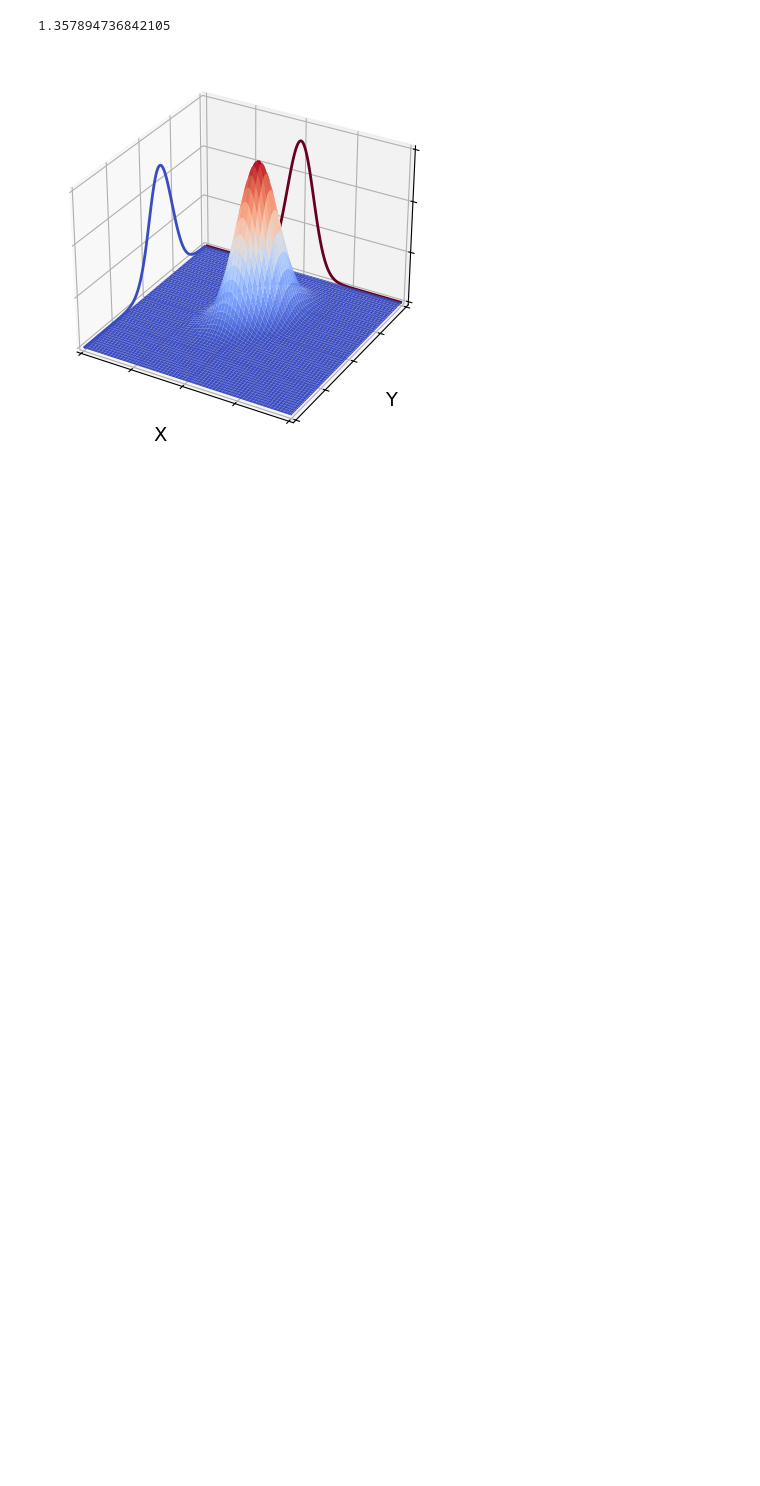
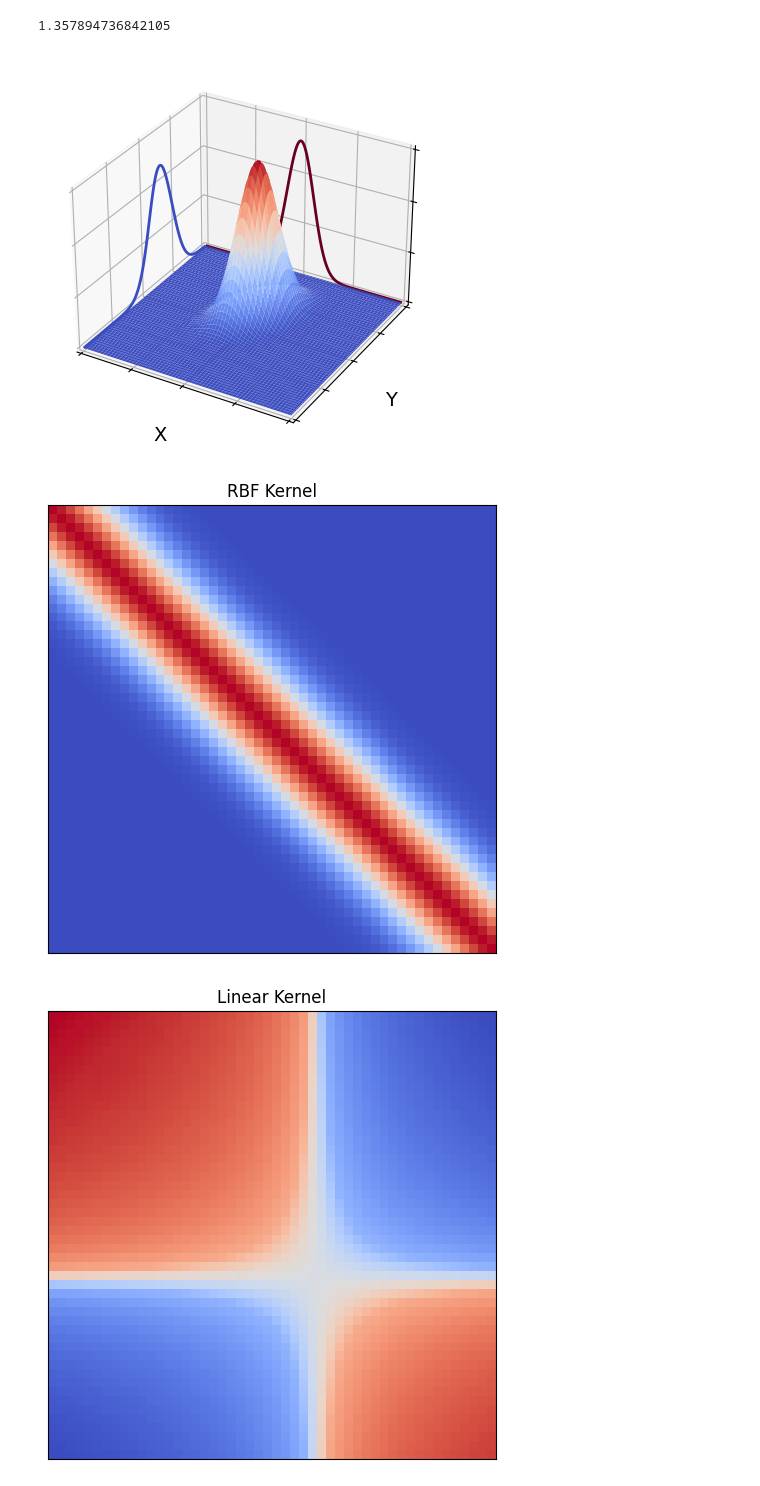
Before and after one commit to sebastian-k-physics/SciML_Gaussian_Processes, a Jupyter notebook: Figures.ipynb, the cells around one changed output. Cells and saved outputs as stored; diff of their text form; code cells hidden in the pictures; blank space fills up the shorter version.

```diff
--- a/Figures.ipynb
+++ b/Figures.ipynb
@@ -170,0 +224,60 @@ plt.savefig('Figures/Marginal_Distro.svg')
+# %%
+fig, ax = plt.subplots(figsize=(6,5))
+
+
+x_axis = np.linspace(-10,10,50)
+
+# ---------------------------------------- RBF Kernel ---------------------------------------- #
+
+init_params = [1,2] # ~ simga | length/ width
+# use parameters defined before
+cov_2 = RBF_kernel(x_axis,x_axis,init_params)
+
+ax.imshow((cov_2), cmap='coolwarm')
+ax.set_title('RBF kernel cov. matrix')
+
+
+plt.xticks([])
+plt.yticks([])
+plt.title('RBF Kernel')
+plt.tight_layout()
+plt.savefig('Figures/Kernel_RBF.svg')
+plt.show()
+
+# ---------------------------------------- Linear Kernel ---------------------------------------- #
+fig, ax = plt.subplots(figsize=(6,5))
+
+init_params_lin = [0,0.7,2]#  avg distance from offset | ~ 1sigma | offset
+cov_3 = linear_kernel(x_axis,x_axis,init_params_lin)
+# print(cov_3)
+
+ax.imshow(linear_kernel(x_axis,x_axis,init_params_lin), cmap='coolwarm', norm='symlog')
+ax.set_title('Linear kernel cov. matrix')
+
+plt.xticks([])
+plt.yticks([])
+plt.title('Linear Kernel')
+plt.tight_layout()
+plt.savefig('Figures/Kernel_Lin.svg')
+plt.show()
+
+
+# -------------------------------------- Periodic Kernel ---------------------------------------- #
+fig, ax = plt.subplots(figsize=(6,5))
+
+init_params_per = [1,1e1,1] #  ~ 1sigma | period | lenghtscale
+cov_3 = linear_kernel(x_axis,x_axis,init_params_per)
+
+ax.imshow(periodic_kernel(x_axis,x_axis,init_params_per), cmap='coolwarm')
+ax.set_title('Periodic kernel cov. matrix')
+
+
+plt.xticks([])
+plt.yticks([])
+plt.title('Periodic Kernel')
+plt.tight_layout()
+plt.savefig('Figures/Kernel_Per.svg')
+plt.show()
+# %% [output]
+[figure, added]
+[figure, added]
```
Also changed, not shown: parts of 2 cells of this notebook, 5 other files.
